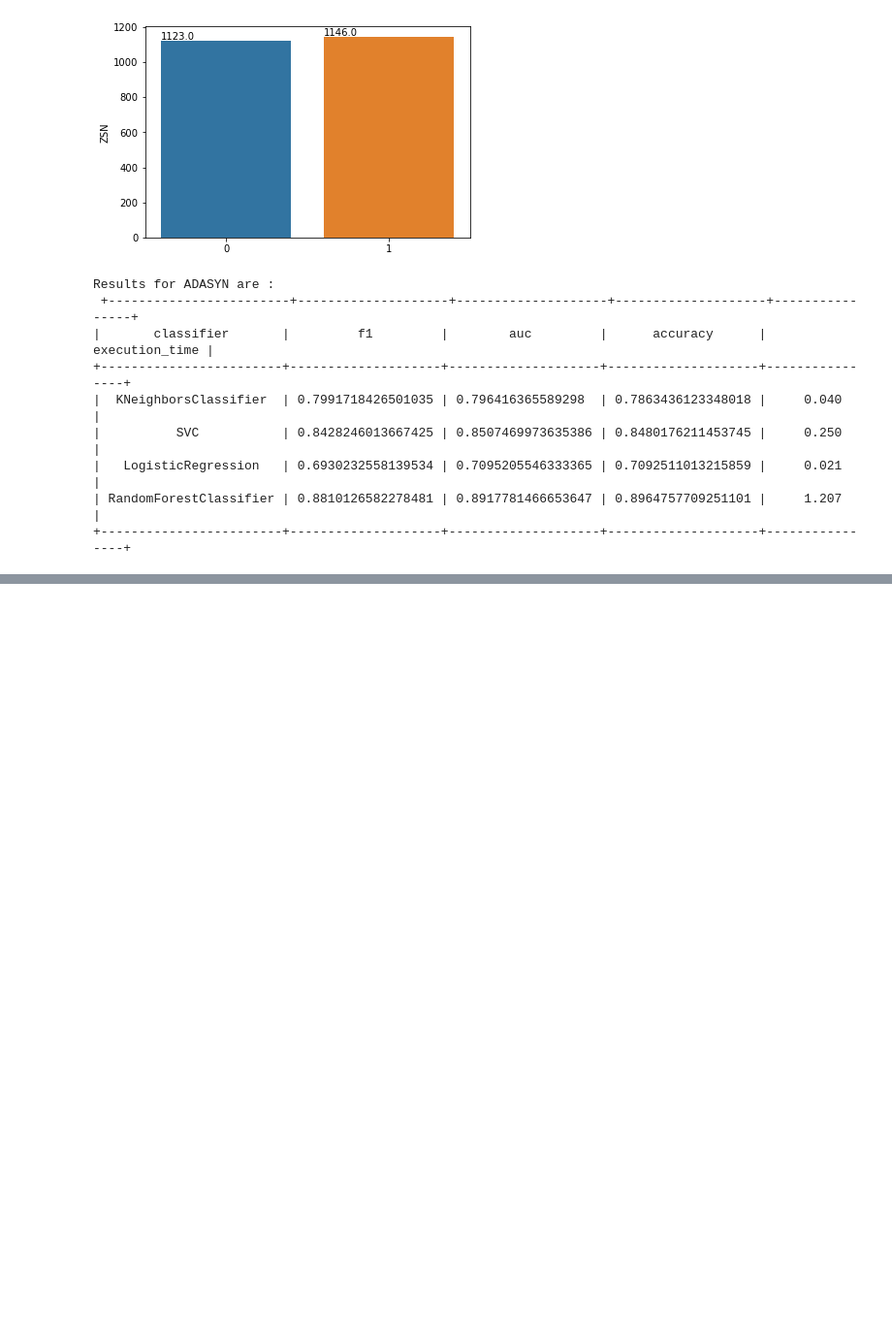
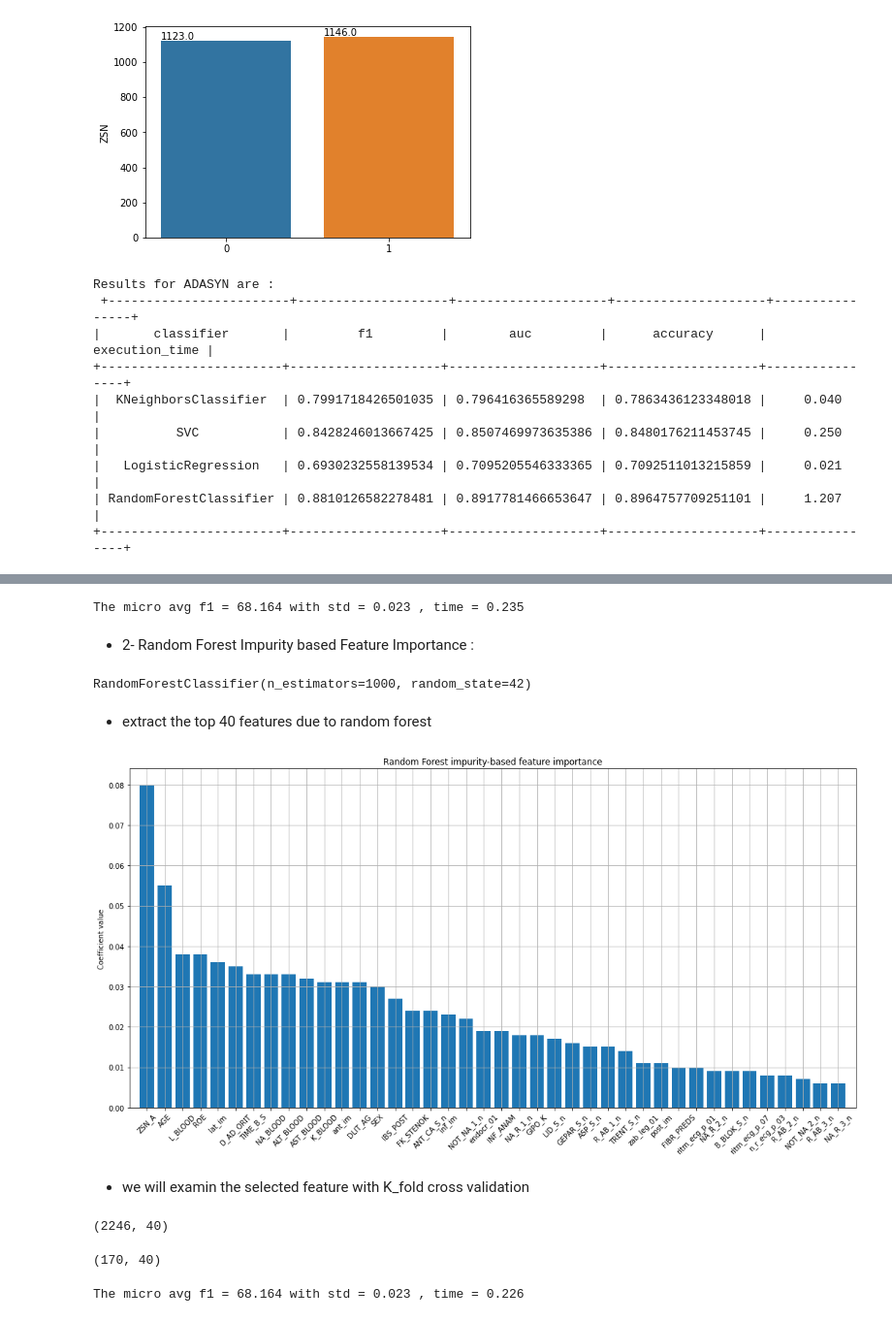
Before and after one commit to Mustafa-omer-mohammed/Myocardial-Infarction_Complications-analysis, a Jupyter notebook: Myocardial infarction complications Analysis.ipynb, the cells around one changed output, grey strips where cells are left out. Shown at 97% size. Drawn from its saved outputs; the diff is of its cells as text; code cells hidden in the pictures; blank space fills up the shorter version.

```diff
--- a/Myocardial infarction complications Analysis.ipynb
+++ b/Myocardial infarction complications Analysis.ipynb
@@ -842,0 +933,4 @@ Results for ADASYN are :
+# %%
+
+logis = LogisticRegression(random_state=42)
+logis.fit(X_train_smote , y_train_smote)
@@ -842,0 +1019,59 @@ Results for ADASYN are :
+# %%
+start = time.time()
+cv = KFold(n_splits= 10 , shuffle=True , random_state=42)
+f1_array = cross_val_score(logis,X=X_train_smote , y= y_train_smote ,  cv=cv ,  scoring='f1_micro')
+end = time.time()
+execution_time = f'{end - start :0.3f}'
+print(f'The micro avg f1 = {100*f1_array.mean():0.3f} with std = {f1_array.std():0.3f} , time = {execution_time}')
+# %% [output]
+The micro avg f1 = 68.164 with std = 0.023 , time = 0.235
+# %% [markdown]
+- 2- Random Forest Impurity based Feature Importance :
+# %%
+rf = RandomForestClassifier(n_estimators=1000,random_state=42 )
+rf.fit(X_train_smote , y_train_smote)
+# %% [output]
+RandomForestClassifier(n_estimators=1000, random_state=42)
+# %% [markdown]
+- extract the top 40 features due to random forest
+# %%
+importance_vals = rf.feature_importances_
+names = rf.feature_names_in_
+x = dict(zip(names,importance_vals))
+
+sorted_by_importance = sorted(x.items(), key=lambda x: x[1], reverse=True)
+
+top_40 = sorted_by_importance[:40]
+
+top_40_features = [x[0] for x in top_40]
+
+
+ind_40 = [np.round(x[1] , 3 )for x in top_40]
+# %%
+# Plot the feature importances of the forest
+plt.figure(figsize=(15,8))
+plt.title("Random Forest impurity-based feature importance")
+plt.bar(range(len(ind_40)), ind_40)
+
+plt.xticks(range(len(ind_40)),top_40_features , rotation=45)
+plt.xlim([-1, len(ind_40)])
+plt.ylabel('Coefficient value')
+# plt.ylim([0, 0.5])
+plt.grid()
+plt.tight_layout()
+plt.savefig('./images/Random Forest impurity-based feature importance.pdf')
+plt.show()
+# %% [output]
+[figure, added]
+# %% [markdown]
+- we will examin the selected feature with K_fold cross validation
+# %%
+X_train_val_rf = X_train_smote[top_40_features]
+X_train_val_rf.shape
+# %% [output]
+(2246, 40)
+# %%
+X_test_rf = X_test[top_40_features]
+X_test_rf.shape
+# %% [output]
+(170, 40)
@@ -842,0 +1080,9 @@ Results for ADASYN are :
+# %%
+start = time.time()
+cv = KFold(n_splits= 10 , shuffle=True , random_state=42)
+f1_array = cross_val_score(logis,X=X_train_smote , y= y_train_smote ,  cv=cv ,  scoring='f1_micro')
+end = time.time()
+execution_time = f'{end - start :0.3f}'
+print(f'The micro avg f1 = {100*f1_array.mean():0.3f} with std = {f1_array.std():0.3f} , time = {execution_time}')
+# %% [output]
+The micro avg f1 = 68.164 with std = 0.023 , time = 0.226
```
Also changed, not shown: parts of 36 cells of this notebook.
